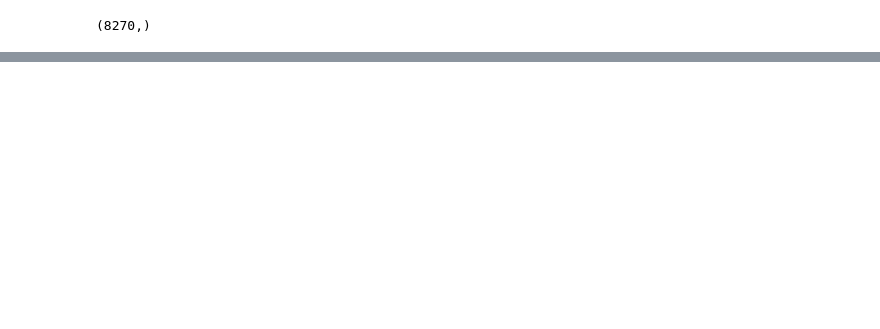
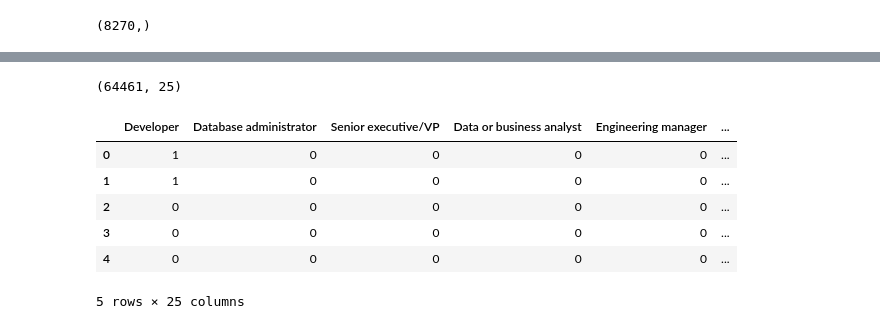
Before and after one commit to Schayik/u-data-science-blog-post, a Jupyter notebook: data-review.ipynb, the cells around one changed output, grey strips where cells are left out. Cells and saved outputs as stored; diff of their text form; code cells hidden in the pictures; blank space fills up the shorter version.

```diff
--- a/data-review.ipynb
+++ b/data-review.ipynb
@@ -115,0 +126,20 @@ df['DevType'].unique().shape
+# %%
+def get_dev_type_values(dev_type):
+    values = set()
+
+    first = dev_type.split(', ')
+    for item in first:
+        second = item.split(';')
+        values.update(second)
+
+    return values
+
+def get_dev_type_possible_values(series):
+    series = series.dropna()
+
+    values = set()
+    for value in series:
+        item_values = get_dev_type_values(value)
+        values.update(item_values)
+
+    return values
@@ -115,0 +167,32 @@ df['DevType'].unique().shape
+# %%
+def create_dev_type_df(series, dev_types):
+    df = pd.DataFrame()
+
+    for dev_type in dev_types:
+
+        def is_dev_type(row):
+            try:
+                return 1 if dev_type in row else 0
+            except:
+                return 0
+
+        dev_type_series = series.apply(is_dev_type)
+
+        df[dev_type] = dev_type_series
+
+    return df
+# %%
+dev_type_df = create_dev_type_df(df['DevType'], dev_types)
+dev_type_df.shape
+# %% [output]
+(64461, 25)
+# %%
+dev_type_df.head()
+# %% [output]
+|  | Developer | Database administrator | Senior executive/VP | Data or business analyst | Engineering manager | ... |
+| 0 | 1 | 0 | 0 | 0 | 0 | ... |
+| 1 | 1 | 0 | 0 | 0 | 0 | ... |
+| 2 | 0 | 0 | 0 | 0 | 0 | ... |
+| 3 | 0 | 0 | 0 | 0 | 0 | ... |
+| 4 | 0 | 0 | 0 | 0 | 0 | ... |
+5 rows × 25 columns
```
Also changed, not shown: parts of 17 cells of this notebook.
